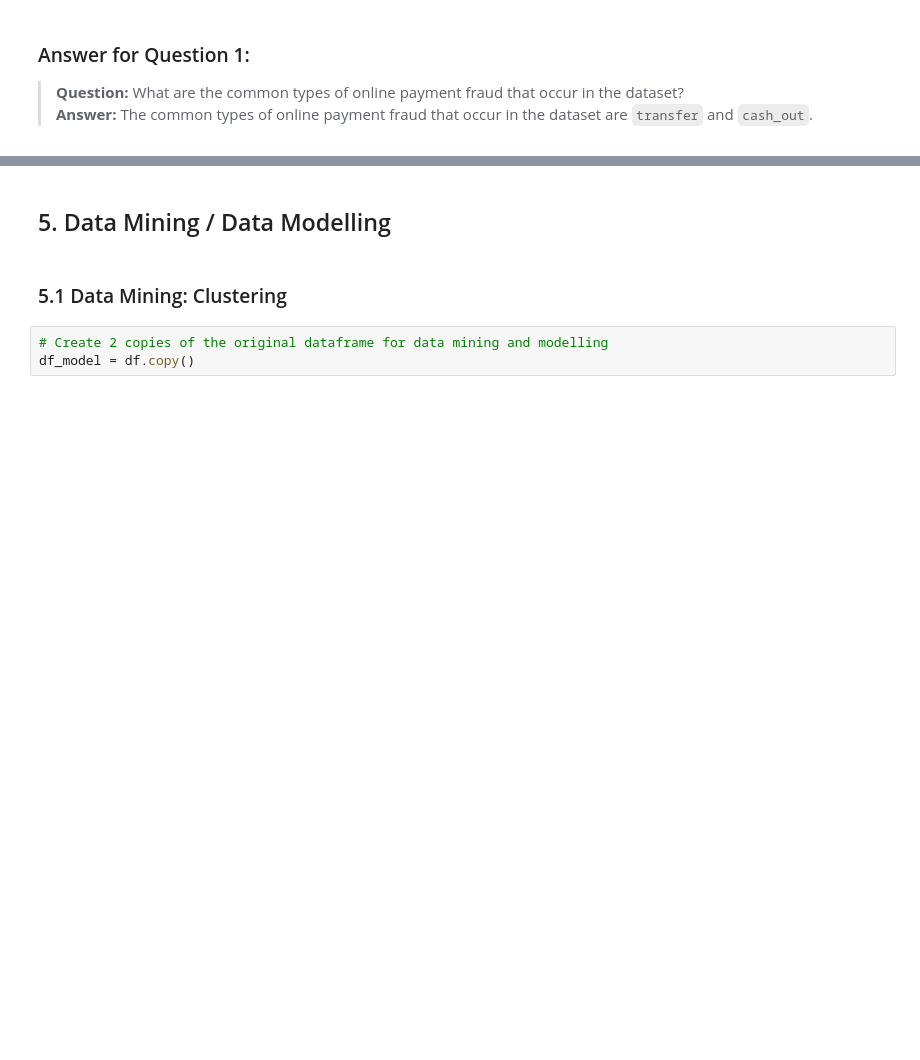
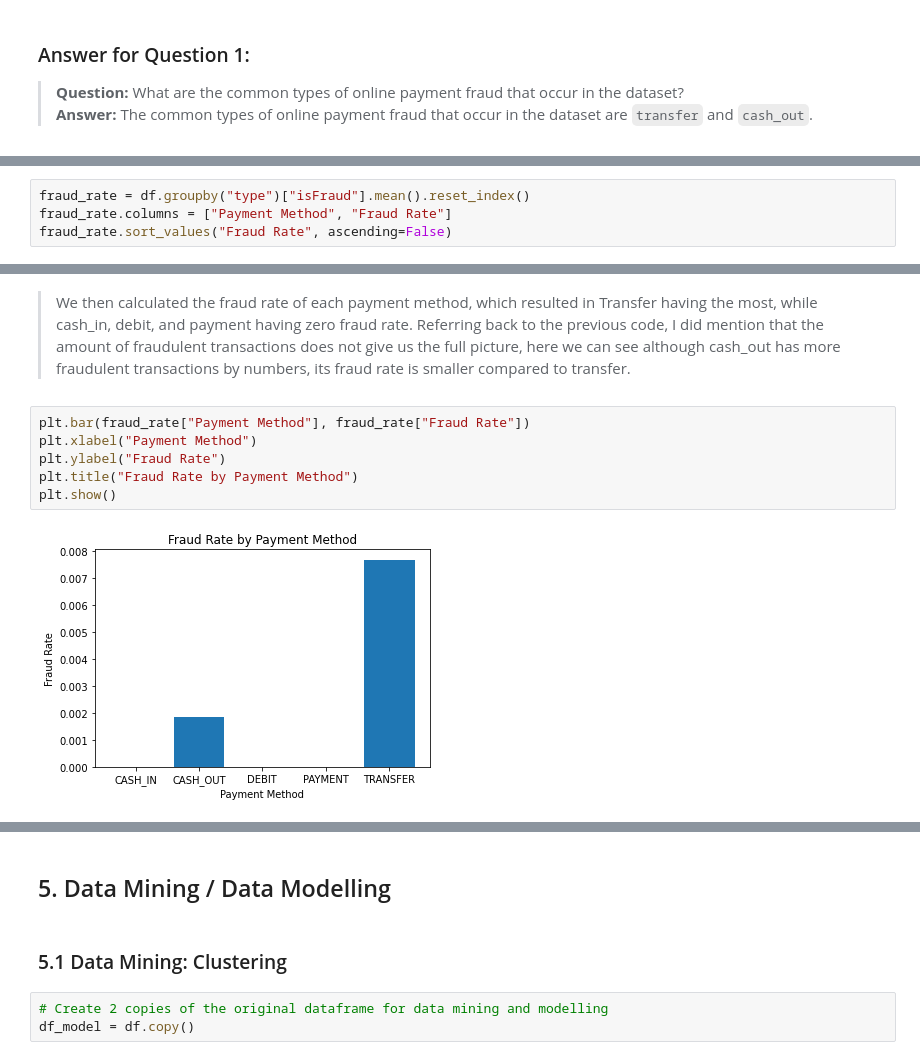
Before and after one commit to V3ness/Data-Science-Fundamentals-Project, a Jupyter notebook: project.ipynb, the cells around one changed output, grey strips where cells are left out. Cells and saved outputs as stored; diff of their text form; blank space fills up the shorter version.

```diff
--- a/project.ipynb
+++ b/project.ipynb
@@ -225,0 +249,4 @@ plt.tight_layout()
+# %%
+fraud_rate = df.groupby("type")["isFraud"].mean().reset_index()
+fraud_rate.columns = ["Payment Method", "Fraud Rate"]
+fraud_rate.sort_values("Fraud Rate", ascending=False)
@@ -225,0 +260,10 @@ plt.tight_layout()
+# %% [markdown]
+> We then calculated the fraud rate of each payment method, which resulted in Transfer having the most, while cash_in, debit, and payment having zero fraud rate. Referring back to the previous code, I did mention that the amount of fraudulent transactions does not give us the full picture, here we can see although cash_out has more fraudulent transactions by numbers, its fraud rate is smaller compared to transfer.
+# %%
+plt.bar(fraud_rate["Payment Method"], fraud_rate["Fraud Rate"])
+plt.xlabel("Payment Method")
+plt.ylabel("Fraud Rate")
+plt.title("Fraud Rate by Payment Method")
+plt.show()
+# %% [output]
+[figure, added]
```
Also changed, not shown: parts of 14 cells of this notebook.
